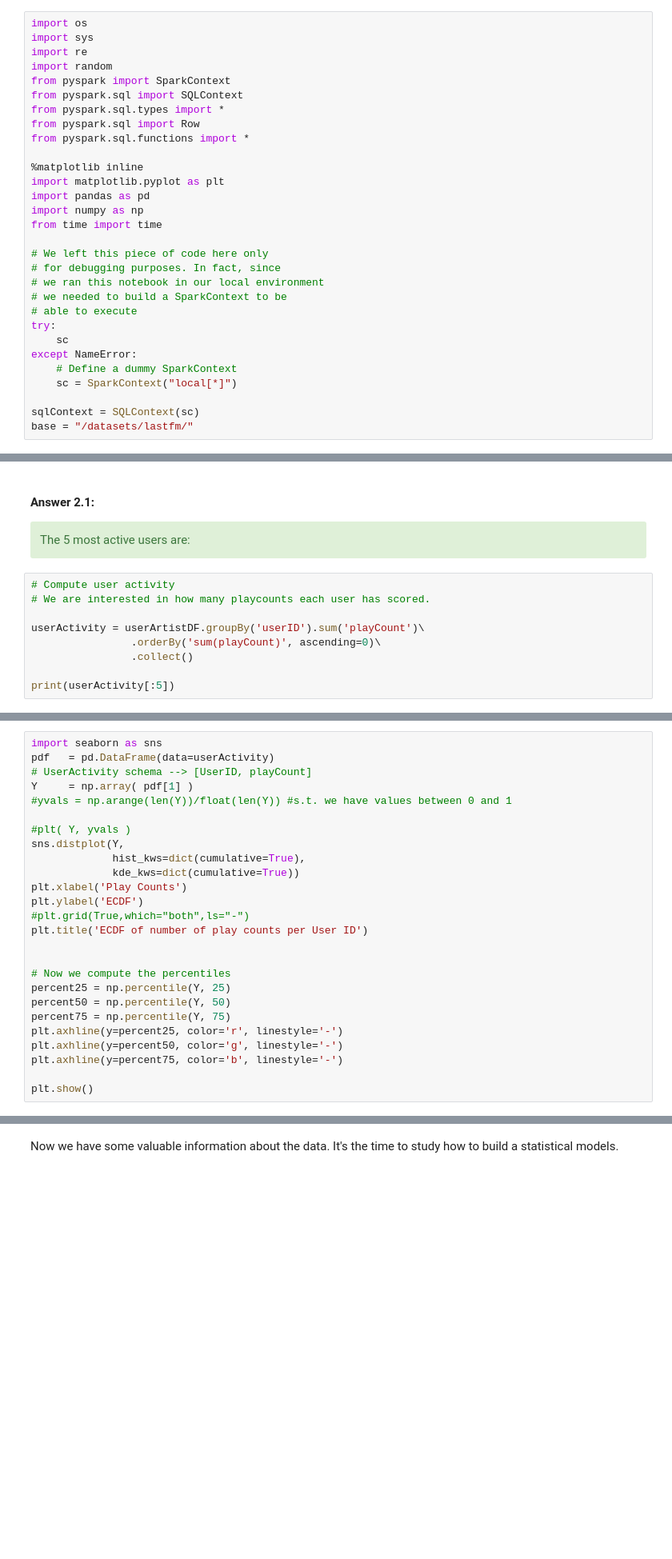
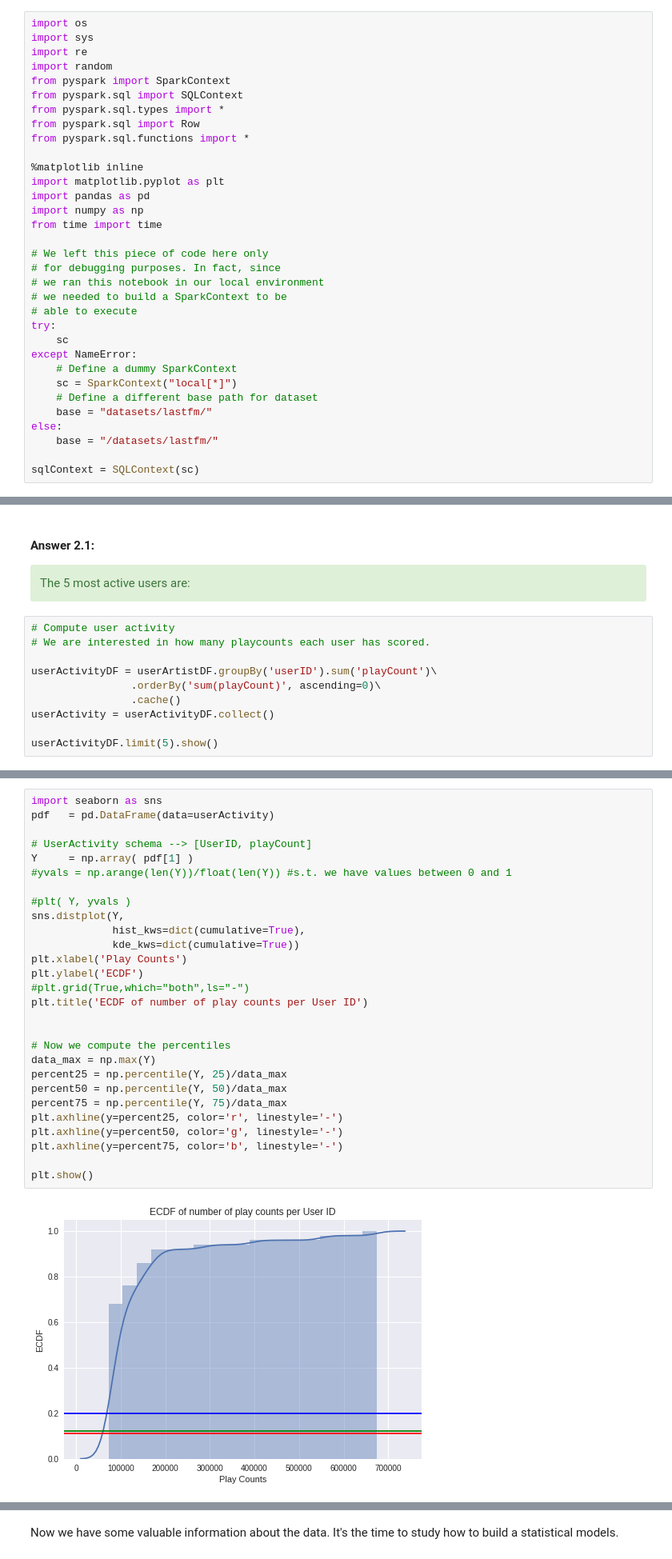
Before and after one commit to sgiammy/AML-course, a Jupyter notebook: RecSys.ipynb, the cells around one changed output, grey strips where cells are left out. Shown at 80% size. Drawn from its saved outputs; the diff is of its cells as text; blank space fills up the shorter version.

```diff
--- a/RecSys.ipynb
+++ b/RecSys.ipynb
@@ -97,9 +97,12 @@ try:
 except NameError:
     # Define a dummy SparkContext
     sc = SparkContext("local[*]")
+    # Define a different base path for dataset
+    base = "datasets/lastfm/"
+else:
+    base = "/datasets/lastfm/"
 
 sqlContext = SQLContext(sc)
-base = "/datasets/lastfm/"
 # %% [markdown]
 ### Question 1
 
@@ -218,8 +253,9 @@ The 5 most active users are: <br>
 # Compute user activity
 # We are interested in how many playcounts each user has scored.
 
-userActivity = userArtistDF.groupBy('userID').sum('playCount')\
+userActivityDF = userArtistDF.groupBy('userID').sum('playCount')\
                 .orderBy('sum(playCount)', ascending=0)\
-                .collect()
+                .cache()
+userActivity = userActivityDF.collect()
 
-print(userActivity[:5])
+userActivityDF.limit(5).show()
@@ -238,29 +284,33 @@ Explain and comment the figure you just created:
 # %%
 import seaborn as sns
 pdf   = pd.DataFrame(data=userActivity)
+
 # UserActivity schema --> [UserID, playCount]
 Y     = np.array( pdf[1] )
 #yvals = np.arange(len(Y))/float(len(Y)) #s.t. we have values between 0 and 1
 
 #plt( Y, yvals )
 sns.distplot(Y,
              hist_kws=dict(cumulative=True),
              kde_kws=dict(cumulative=True))
 plt.xlabel('Play Counts')
 plt.ylabel('ECDF')
 #plt.grid(True,which="both",ls="-")
 plt.title('ECDF of number of play counts per User ID')
 
 
 # Now we compute the percentiles
-percent25 = np.percentile(Y, 25)
-percent50 = np.percentile(Y, 50)
-percent75 = np.percentile(Y, 75)
+data_max = np.max(Y)
+percent25 = np.percentile(Y, 25)/data_max
+percent50 = np.percentile(Y, 50)/data_max
+percent75 = np.percentile(Y, 75)/data_max
 plt.axhline(y=percent25, color='r', linestyle='-')
 plt.axhline(y=percent50, color='g', linestyle='-')
 plt.axhline(y=percent75, color='b', linestyle='-')
 
 plt.show()
+# %% [output]
+[figure, added]
 # %% [markdown]
 <div class="alert alert-warning">
 PERCENTILES CROSS CHECK
```
Also changed, not shown: parts of 37 cells of this notebook, 1 other file.
